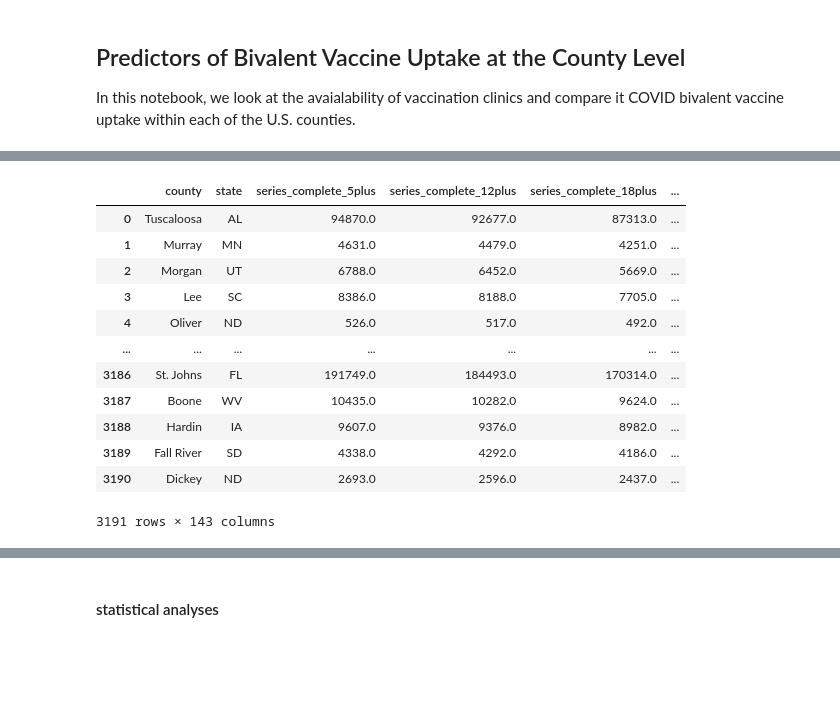
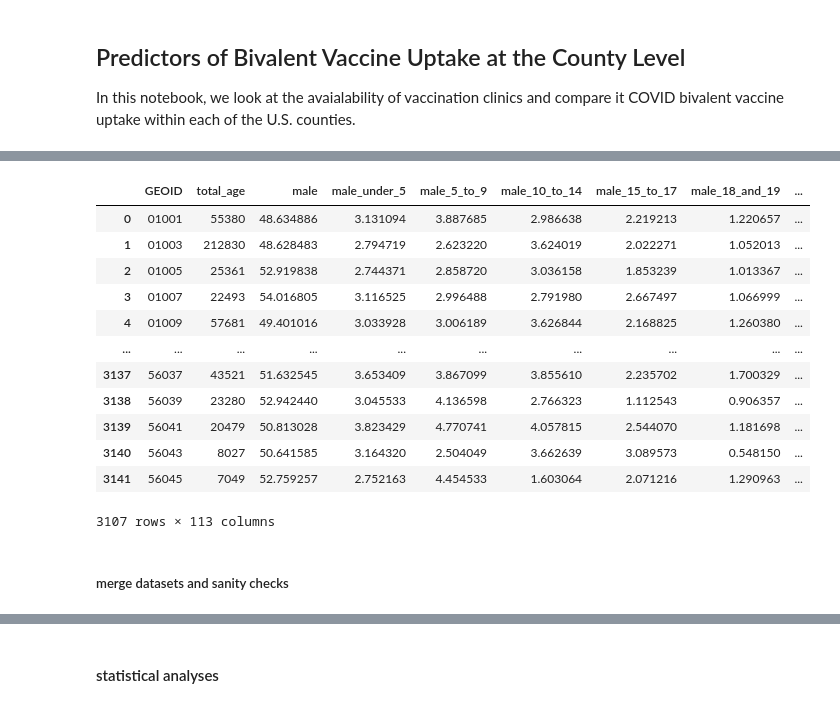
Before and after one commit to youribenadjaoud/mph-thesis, a Jupyter notebook: src/notebooks/county_level.ipynb, the cells around one changed output, grey strips where cells are left out. Drawn from its saved outputs; the diff is of its cells as text; code cells hidden in the pictures; blank space fills up the shorter version.

```diff
--- a/src/notebooks/county_level.ipynb
+++ b/src/notebooks/county_level.ipynb
@@ -395,6 +449,6 @@ education_demo = [
     "bachelor_degree",
     "master_degree",
     "professional_school_degree",
-    "doctorate_degree"
+    "doctorate_degree",
 ]
 # %% [markdown]
@@ -730,10 +789,26 @@ demographics[hispanic_demo] = (
 demographics[education_demo] = (
     demographics[education_demo].div(demographics.total_education, axis=0)
 ) * 100
+# %%
+# simplify race as white vs none white
+
+white = ["white_alone"]
+
+non_white = [
+    "black_or_african_american_alone",
+    "american_indian_and_alaska_native_alone",
+    "asian_alone",
+    "native_hawaiian_and_other_pacific_islander_alone",
+    "some_other_race_alone",
+]
+
+demographics["white"] = demographics.loc[:, white].sum(axis=1)
+demographics["non_white"] = demographics.loc[:, non_white].sum(axis=1)
 # %%
 # simplify age as below or above 60 years old
 
-age_over_60 = ["male_60_and_61",
+age_over_60 = [
+    "male_60_and_61",
     "male_62_to_64",
     "male_65_and_66",
     "male_67_to_69",
@@ -748,9 +823,11 @@ age_over_60 = ["male_60_and_61",
     "female_70_to_74",
     "female_75_to_79",
     "female_80_to_84",
-    "female_85_years_and_over"]
+    "female_85_years_and_over",
+]
 
-age_under_60 = ["male_under_5",
+age_under_60 = [
+    "male_under_5",
     "male_5_to_9",
     "male_10_to_14",
     "male_15_to_17",
@@ -779,14 +856,16 @@ age_under_60 = ["male_under_5",
     "female_40_to_44",
     "female_45_to_49",
     "female_50_to_54",
-    "female_55_to_59"]
+    "female_55_to_59",
+]
 
 demographics["over_60"] = demographics.loc[:, age_over_60].sum(axis=1)
 demographics["under_60"] = demographics.loc[:, age_under_60].sum(axis=1)
 # %%
 # simplify education as either with or without bachelor's degree
 
-bachelor_degree_minus = ["no_schooling_completed",
+bachelor_degree_minus = [
+    "no_schooling_completed",
     "nursery_school",
     "kindergarten",
     "1st_grade",
@@ -805,11 +884,14 @@ bachelor_degree_minus = ["no_schooling_completed",
     "GED_or_alternative_credential",
     "some_college_less_than_1_year",
     "some_college_1_or_more_years_no degree",
-    "associate_degree"]
-bachelor_degree_plus = [  "bachelor_degree",
+    "associate_degree",
+]
+bachelor_degree_plus = [
+    "bachelor_degree",
     "master_degree",
     "professional_school_degree",
-    "doctorate_degree"]
+    "doctorate_degree",
+]
 
 demographics["degree"] = demographics.loc[:, bachelor_degree_plus].sum(axis=1)
 demographics["no_degree"] = demographics.loc[:, bachelor_degree_minus].sum(axis=1)
@@ -820,20 +898,18 @@ merged_df = merged_df.merge(demographics, on=["county", "state"], how="left")
-# %%
-# final dataset with all necessary variables
-
-final_df = merged_df.copy()
-
-final_df
-# %% [output]
-|  | county | state | series_complete_5plus | series_complete_12plus | series_complete_18plus | ... |
-| 0 | Tuscaloosa | AL | 94870.0 | 92677.0 | 87313.0 | ... |
-| 1 | Murray | MN | 4631.0 | 4479.0 | 4251.0 | ... |
-| 2 | Morgan | UT | 6788.0 | 6452.0 | 5669.0 | ... |
-| 3 | Lee | SC | 8386.0 | 8188.0 | 7705.0 | ... |
-| 4 | Oliver | ND | 526.0 | 517.0 | 492.0 | ... |
-| ... | ... | ... | ... | ... | ... | ... |
-| 3186 | St. Johns | FL | 191749.0 | 184493.0 | 170314.0 | ... |
-| 3187 | Boone | WV | 10435.0 | 10282.0 | 9624.0 | ... |
-| 3188 | Hardin | IA | 9607.0 | 9376.0 | 8982.0 | ... |
-| 3189 | Fall River | SD | 4338.0 | 4292.0 | 4186.0 | ... |
-| 3190 | Dickey | ND | 2693.0 | 2596.0 | 2437.0 | ... |
-3191 rows × 143 columns
+# %%
+demographics
+# %% [output]
+|  | GEOID | total_age | male | male_under_5 | male_5_to_9 | male_10_to_14 | male_15_to_17 | male_18_and_19 | ... |
+| 0 | 01001 | 55380 | 48.634886 | 3.131094 | 3.887685 | 2.986638 | 2.219213 | 1.220657 | ... |
+| 1 | 01003 | 212830 | 48.628483 | 2.794719 | 2.623220 | 3.624019 | 2.022271 | 1.052013 | ... |
+| 2 | 01005 | 25361 | 52.919838 | 2.744371 | 2.858720 | 3.036158 | 1.853239 | 1.013367 | ... |
+| 3 | 01007 | 22493 | 54.016805 | 3.116525 | 2.996488 | 2.791980 | 2.667497 | 1.066999 | ... |
+| 4 | 01009 | 57681 | 49.401016 | 3.033928 | 3.006189 | 3.626844 | 2.168825 | 1.260380 | ... |
+| ... | ... | ... | ... | ... | ... | ... | ... | ... | ... |
+| 3137 | 56037 | 43521 | 51.632545 | 3.653409 | 3.867099 | 3.855610 | 2.235702 | 1.700329 | ... |
+| 3138 | 56039 | 23280 | 52.942440 | 3.045533 | 4.136598 | 2.766323 | 1.112543 | 0.906357 | ... |
+| 3139 | 56041 | 20479 | 50.813028 | 3.823429 | 4.770741 | 4.057815 | 2.544070 | 1.181698 | ... |
+| 3140 | 56043 | 8027 | 50.641585 | 3.164320 | 2.504049 | 3.662639 | 3.089573 | 0.548150 | ... |
+| 3141 | 56045 | 7049 | 52.759257 | 2.752163 | 4.454533 | 1.603064 | 2.071216 | 1.290963 | ... |
+3107 rows × 113 columns
+# %% [markdown]
+##### merge datasets and sanity checks
```
Also changed, not shown: parts of 76 cells of this notebook.
